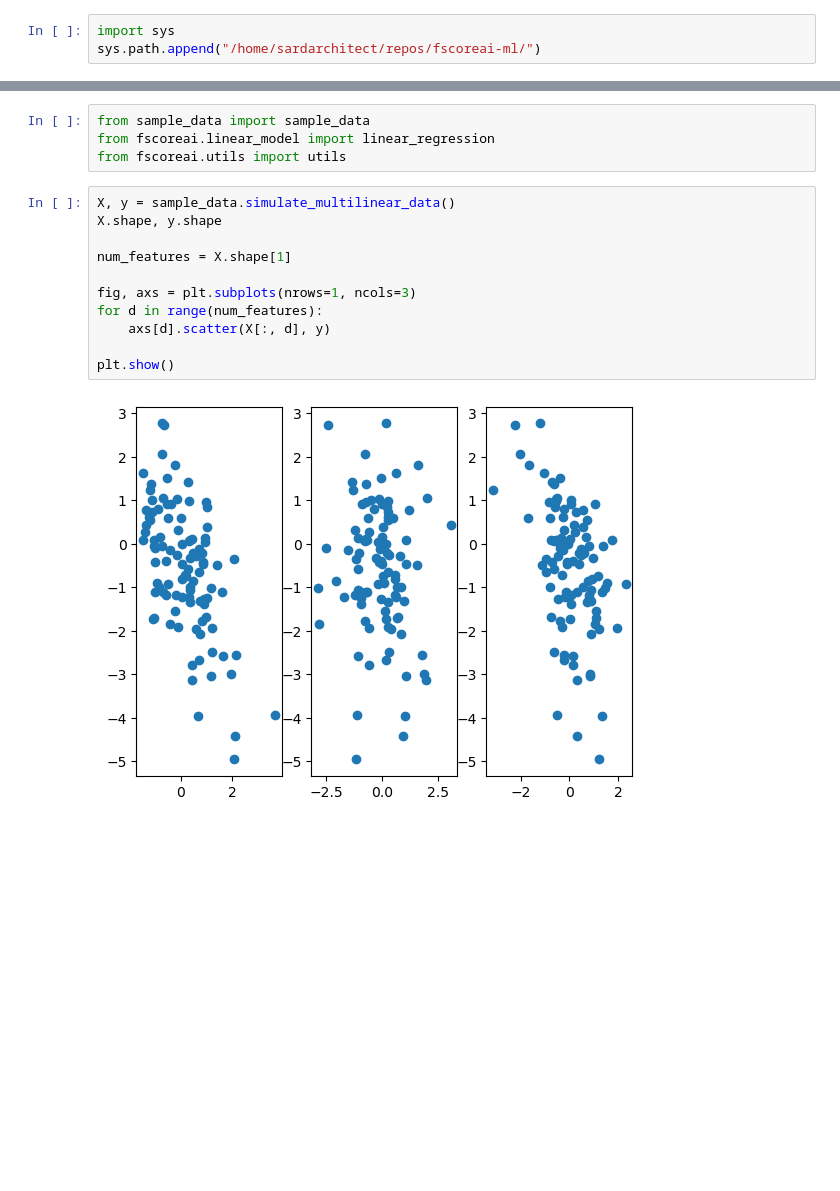
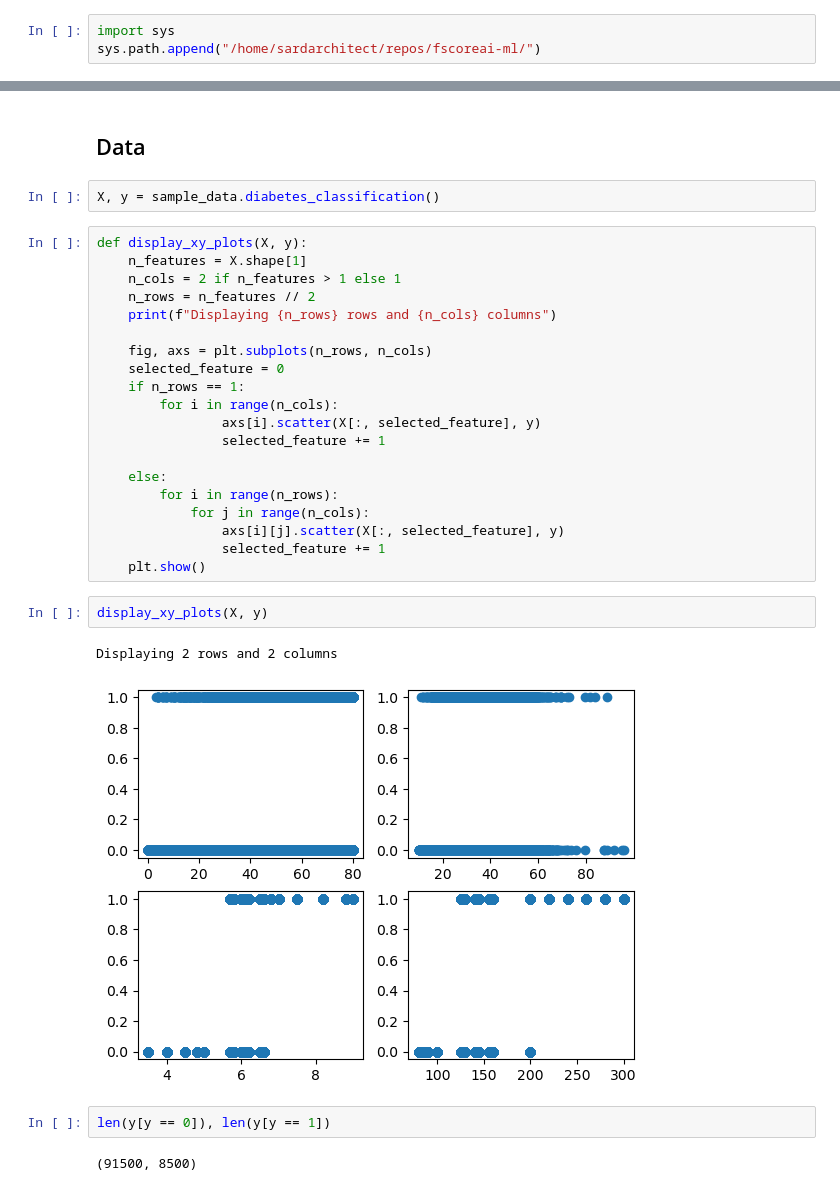
Before and after one commit to sardarchitect/fscoreai-ml, a Jupyter notebook: exploration/Test_Linear_Regression_Class.ipynb, the cells around one changed output, grey strips where cells are left out. Drawn from its saved outputs; the diff is of its cells as text; blank space fills up the shorter version.

Commit message:
Add sample data, add logistic regression

```diff
--- a/exploration/Test_Linear_Regression_Class.ipynb
+++ b/exploration/Test_Linear_Regression_Class.ipynb
@@ -10,18 +17,34 @@ from sklearn.model_selection import train_test_split
-# %%
-from sample_data import sample_data
-from fscoreai.linear_model import linear_regression
-from fscoreai.utils import utils
-# %%
-X, y = sample_data.simulate_multilinear_data()
-X.shape, y.shape
-
-num_features = X.shape[1]
-
-fig, axs = plt.subplots(nrows=1, ncols=3)
-for d in range(num_features):
-    axs[d].scatter(X[:, d], y)
-
-plt.show()
-# %% [output]
-[figure, removed]
+# %% [markdown]
+## Data
+# %%
+X, y = sample_data.diabetes_classification()
+# %%
+def display_xy_plots(X, y):
+    n_features = X.shape[1]
+    n_cols = 2 if n_features > 1 else 1
+    n_rows = n_features // 2
+    print(f"Displaying {n_rows} rows and {n_cols} columns")
+
+    fig, axs = plt.subplots(n_rows, n_cols)
+    selected_feature = 0
+    if n_rows == 1:
+        for i in range(n_cols):
+                axs[i].scatter(X[:, selected_feature], y)
+                selected_feature += 1
+
+    else:
+        for i in range(n_rows):
+            for j in range(n_cols):
+                axs[i][j].scatter(X[:, selected_feature], y)
+                selected_feature += 1
+    plt.show()
+# %%
+display_xy_plots(X, y)
+# %% [output]
+Displaying 2 rows and 2 columns
+[figure, added]
+# %%
+len(y[y == 0]), len(y[y == 1])
+# %% [output]
+(91500, 8500)
 # %%
```
Also changed, not shown: parts of 11 cells of this notebook, 11 other files.
